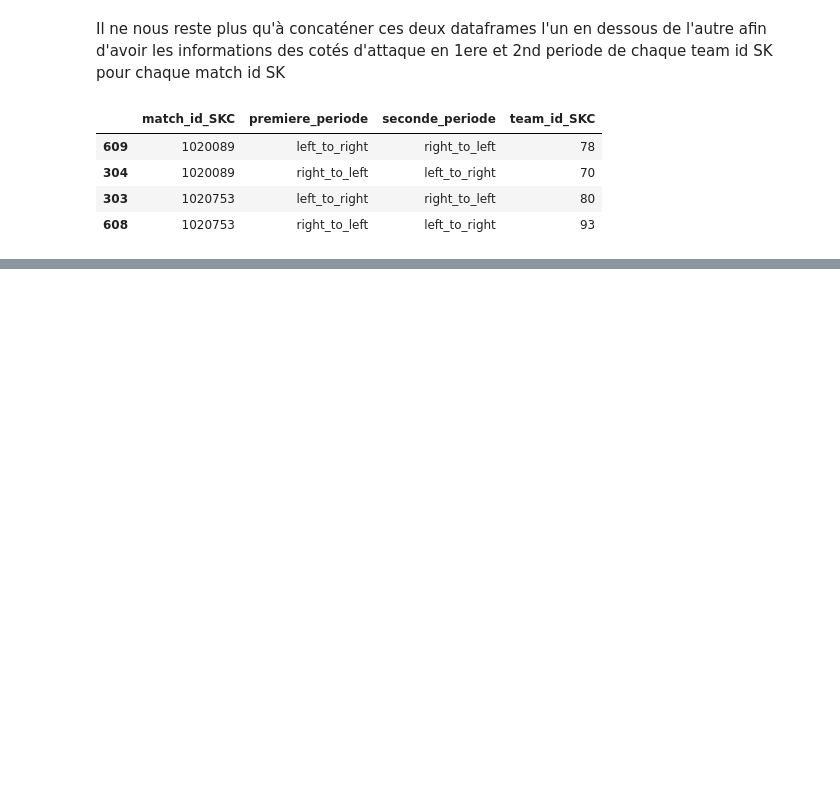
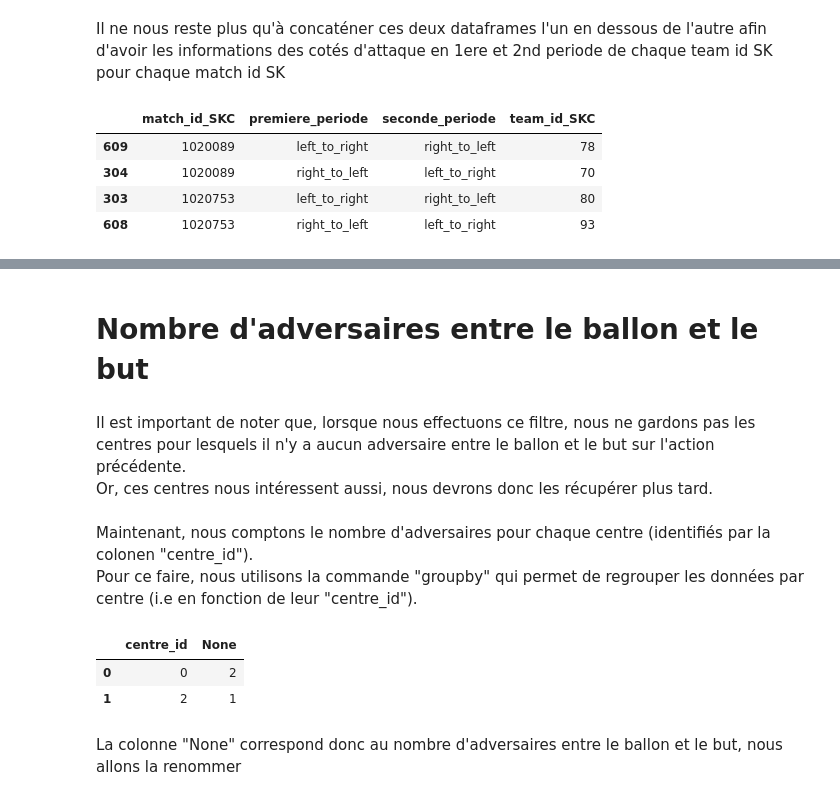
Before and after one commit to Nathan7128/PROJET-4A, a Jupyter notebook: Traitement_donnees/nb_advers_ballon_but/test_nb_advers_ballon_but.ipynb, the cells around one changed output, grey strips where cells are left out. Saved outputs shown, nothing was run; the diff lists cells and outputs as text; code cells hidden in the pictures; blank space fills up the shorter version.

```diff
--- a/Traitement_donnees/nb_advers_ballon_but/test_nb_advers_ballon_but.ipynb
+++ b/Traitement_donnees/nb_advers_ballon_but/test_nb_advers_ballon_but.ipynb
@@ -610,0 +609,24 @@ for i in range (15) :
+# %% [markdown]
+# Nombre d'adversaires entre le ballon et le but
+# %%
+# Dans un premier temps, nous gardons seulement les adversaires qui sont entre le ballon et le but
+adv_ballon_but = tracking_data_adv[tracking_data_adv.x <= tracking_data_adv.x_ballon]
+# %% [markdown]
+Il est important de noter que, lorsque nous effectuons ce filtre, nous ne gardons pas les centres pour lesquels il n'y a aucun adversaire entre le ballon et le but sur l'action précédente.
+Or, ces centres nous intéressent aussi, nous devrons donc les récupérer plus tard.
+# %% [markdown]
+Maintenant, nous comptons le nombre d'adversaires pour chaque centre (identifiés par la colonen "centre_id").
+Pour ce faire, nous utilisons la commande "groupby" qui permet de regrouper les données par centre (i.e en fonction de leur "centre_id").
+# %%
+# Nous utilisons le paramètre "as_index = False" pour créer une colonne "centre_id" dans le dataframe résultant du groupby
+# La commande ".apply(len)" permet de calculer la taille de chaque groupe (1 groupe = 1 centre)
+nb_adv_ballon_but = adv_ballon_but.groupby("centre_id", as_index = False, dropna = False).apply(len)
+# %%
+# Aperçu des données
+nb_adv_ballon_but.head(2)
+# %% [output]
+|  | centre_id | None |
+| 0 | 0 | 2 |
+| 1 | 2 | 1 |
+# %% [markdown]
+La colonne "None" correspond donc au nombre d'adversaires entre le ballon et le but, nous allons la renommer
```
Also changed, not shown: parts of 33 cells of this notebook.
